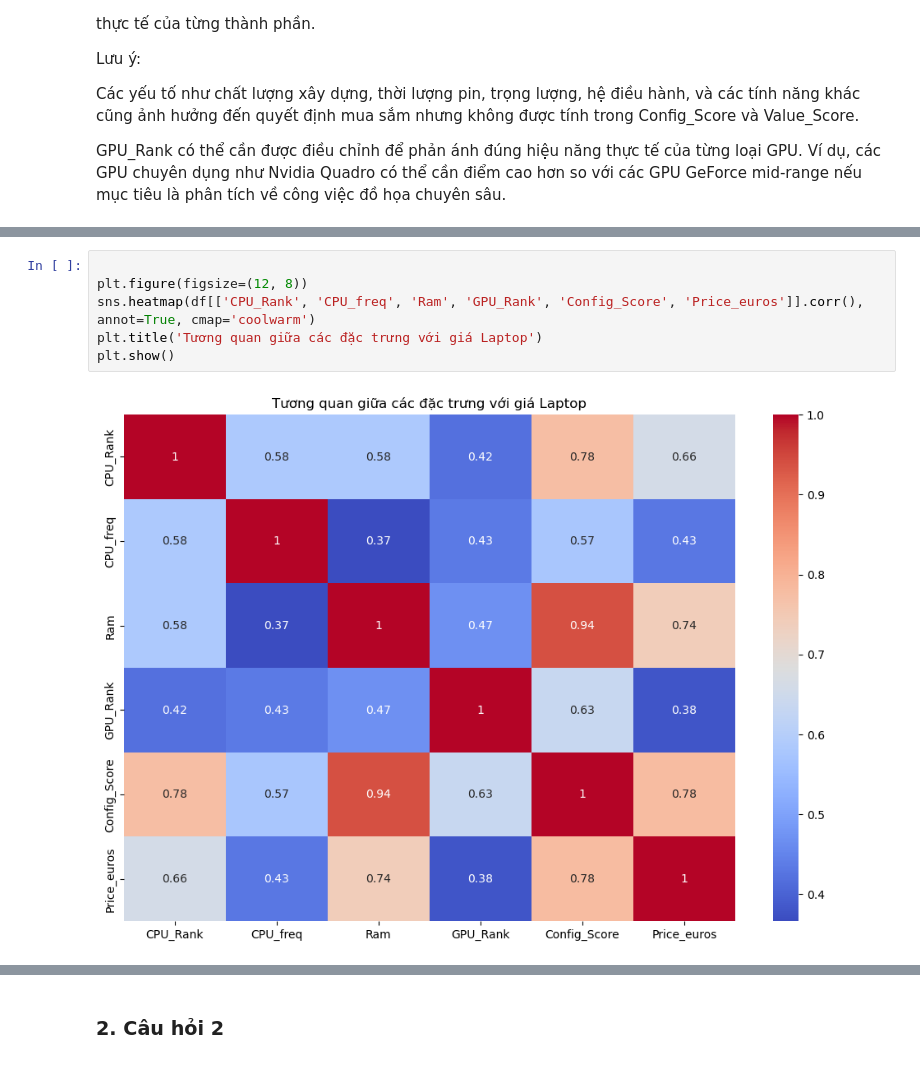
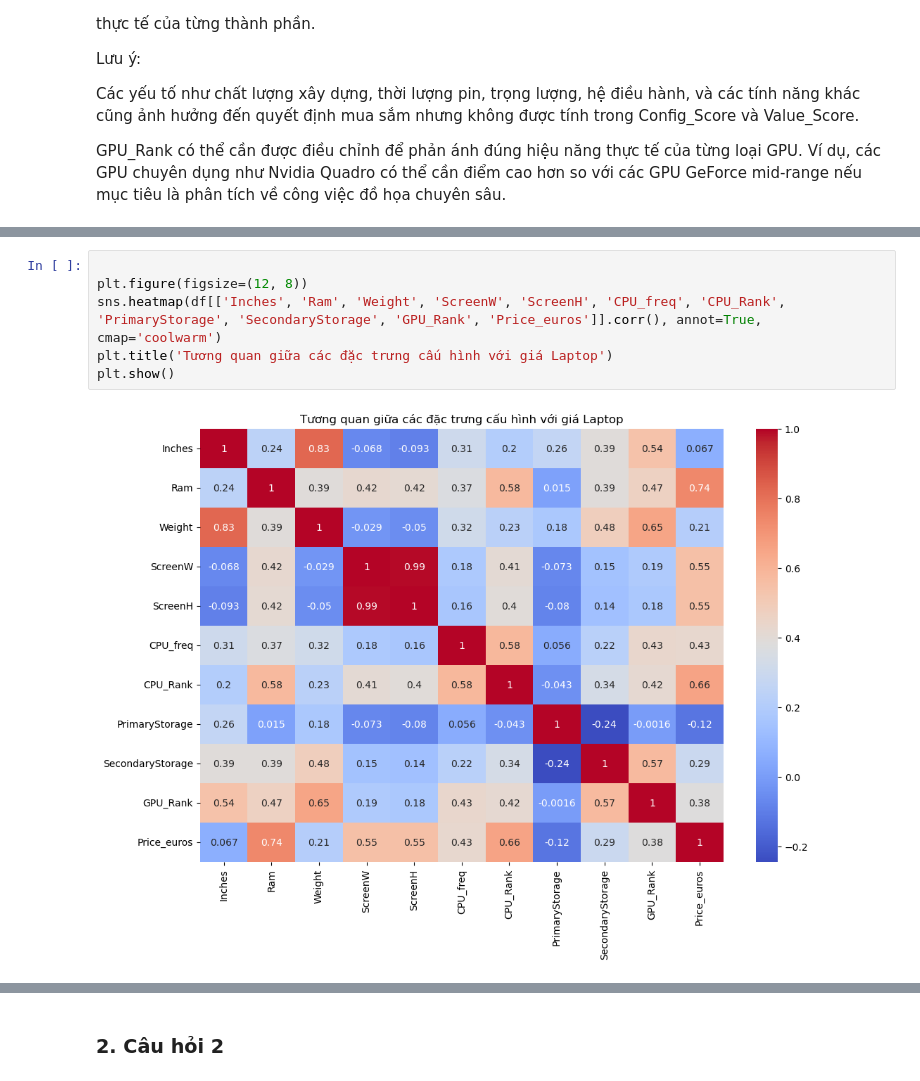
Before and after one commit to nguyennn263/final-lab-programming4DS, a Jupyter notebook: TienQuoc_Q1.ipynb, the cells around one changed output, grey strips where cells are left out. Cells and saved outputs as stored; diff of their text form.

```diff
--- a/TienQuoc_Q1.ipynb
+++ b/TienQuoc_Q1.ipynb
@@ -550,8 +557,8 @@ Tìm ra những đặc trưng ảnh hưởng tới giá cả của laptop
 # %%
 
 plt.figure(figsize=(12, 8))
-sns.heatmap(df[['CPU_Rank', 'CPU_freq', 'Ram', 'GPU_Rank', 'Config_Score', 'Price_euros']].corr(), annot=True, cmap='coolwarm')
-plt.title('Tương quan giữa các đặc trưng với giá Laptop')
+sns.heatmap(df[['Inches', 'Ram', 'Weight', 'ScreenW', 'ScreenH', 'CPU_freq', 'CPU_Rank', 'PrimaryStorage', 'SecondaryStorage', 'GPU_Rank', 'Price_euros']].corr(), annot=True, cmap='coolwarm')
+plt.title('Tương quan giữa các đặc trưng cấu hình với giá Laptop')
 plt.show()
 # %% [output]
-[figure, old version]
+[figure, new version]
```
Also changed, not shown: parts of 24 cells of this notebook.
